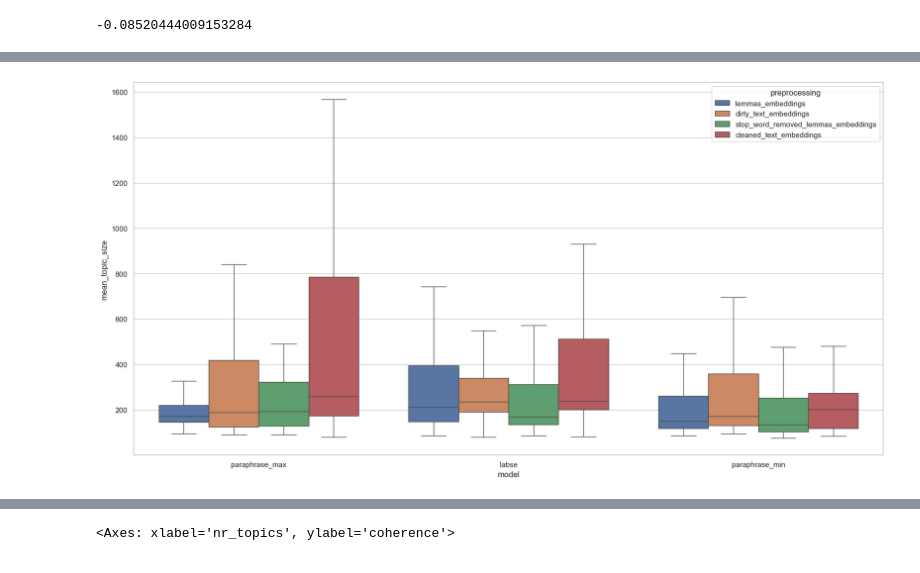
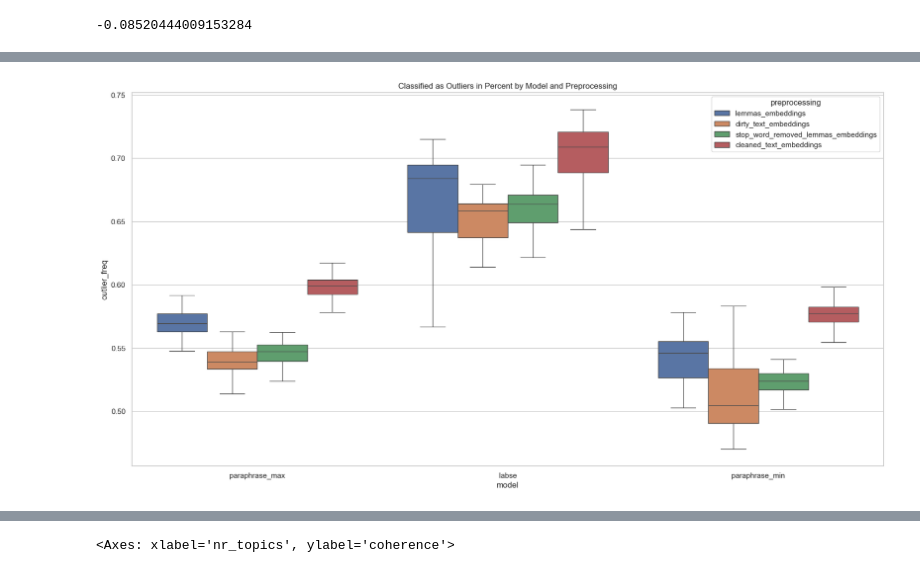
Before and after one commit to Freshpinguin/TopicAnalysisRUWTweets, a Jupyter notebook: 14TranslatedMetricsEval.ipynb, the cells around one changed output, grey strips where cells are left out. Cells and saved outputs as stored; diff of their text form; code cells hidden in the pictures.

```diff
--- a/14TranslatedMetricsEval.ipynb
+++ b/14TranslatedMetricsEval.ipynb
@@ -26,3 +10,20 @@ df
+# %%
+df_lda = pd.read_csv(
+    "/Users/robinfeldmann/TopicAnalysisRUWTweets/Data/TranslateSampleEval/lda.csv"
+)
+
+df_lda["model"] = "lda"
+# %%
+map_pre = {
+    "translated_lemmas": "lemmas_embeddings",
+    "translated_stop_word_removed_lemmas": "stop_word_removed_lemmas_embeddings",
+    "translated_nouns_adjs_verbs": "dirty_text_embeddings",
+}
+df_lda["preprocessing"] = df_lda["preprocessing"].apply(lambda x: map_pre[x])
+# %%
+df_lda
+
+df = pd.concat([df, df_lda])
 # %%
 import seaborn as sns
 import matplotlib.pyplot as plt
@@ -106,17 +190,25 @@ df.query("eval_space=='translated_stop_word_removed_lemmas'")["coherence"].corr(
 # %%
 import seaborn as sns
 import matplotlib.pyplot as plt
 
 plt.rcParams["figure.figsize"] = [20, 10]
 
 
 sns.set_theme(style="whitegrid")
 ax = sns.boxplot(
-    data=df.query("eval_space=='translated_stop_word_removed_lemmas'"),
+    data=df.query("eval_space=='translated_stop_word_removed_lemmas'").query(
+        "model!='lda'"
+    ),
     x="model",
-    y="mean_topic_size",
+    y="outlier_freq",
     hue="preprocessing",
     showfliers=False,
 )
+
+ax.set_title("Classified as Outliers in Percent by Model and Preprocessing")
+
+plt.savefig("/Users/robinfeldmann/TopicAnalysisRUWTweets/Graphs/CaseStuy2/outliers.png")
+plt.savefig("/Users/robinfeldmann/TopicAnalysisRUWTweets/Graphs/CaseStuy2/outliers.pdf")
+plt.savefig("/Users/robinfeldmann/TopicAnalysisRUWTweets/Graphs/CaseStuy2/outliers.svg")
 # %% [output]
-[figure, old version]
+[figure, new version]
```
Also changed, not shown: parts of 6 cells of this notebook, 28 other files.
